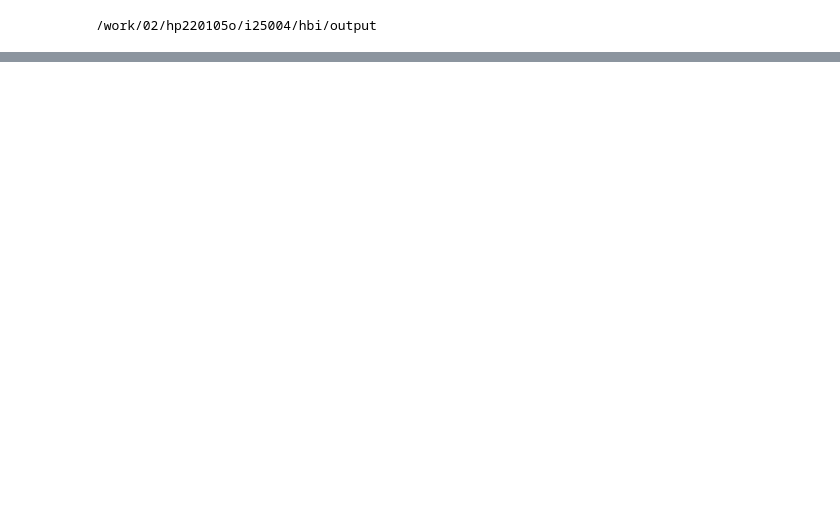
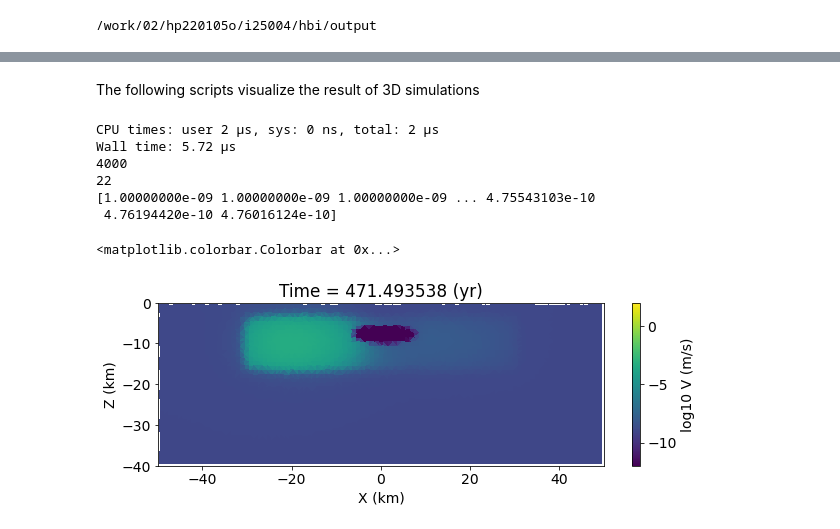
Before and after one commit to sozawa94/hbi, a Jupyter notebook: Analysis3D.ipynb, the cells around one changed output, grey strips where cells are left out. Saved outputs shown, nothing was run; the diff lists cells and outputs as text; code cells hidden in the pictures; blank space fills up the shorter version.

```diff
--- a/Analysis3D.ipynb
+++ b/Analysis3D.ipynb
@@ -213,0 +5,2 @@ plt.show()
+# %% [markdown]
+The following scripts visualize the result of 3D simulations
@@ -213,0 +12,51 @@ plt.show()
+# %%
+%time
+from matplotlib import animation
+from mpl_toolkits.axes_grid1 import make_axes_locatable
+
+jobid=201 #BP5t
+
+plt.figure(figsize=(10,3))
+
+d=np.loadtxt('time'+str(jobid)+'.dat')
+time=d[:,1]/yr
+
+
+ary1=np.loadtxt('xyz'+ str(jobid) +'.dat')
+nc=len(ary1)
+print(nc)
+x=ary1[:,0]
+y=ary1[:,1]
+z=ary1[:,2]
+
+#print(nc)
+
+fp = open('vel'+ str(jobid) +'.dat','rb')
+d = np.fromfile(fp, np.float64, -1)
+fp.close()
+nt=int(len(d)/nc)
+print(nt)
+print(d)
+
+d=d.reshape(nt,nc)
+d=np.log10(d)
+    #plt.scatter(x,z,c=vel[2,:],s=10)
+#plt.tricontourf(x, z, d[27,:], levels=25,vmin=-12,vmax=2, cmap="bwr")
+
+n=18
+plt.title('Time = %f (yr)' %time[n])
+plt.tripcolor(x, z, d[n,:], vmin=-12,vmax=2, cmap="viridis")
+plt.xlim([-50,50])
+plt.ylim([-40,0])
+plt.xlabel('X (km)')
+plt.ylabel('Z (km)')
+plt.colorbar(label='log10 V (m/s)')
+# %% [output]
+CPU times: user 2 µs, sys: 0 ns, total: 2 µs
+Wall time: 5.72 µs
+4000
+22
+[1.00000000e-09 1.00000000e-09 1.00000000e-09 ... 4.75543103e-10
+ 4.76194420e-10 4.76016124e-10]
+<matplotlib.colorbar.Colorbar at 0x...>
+[figure, added]
```
Also changed, not shown: parts of 10 cells of this notebook, 1 other file.
